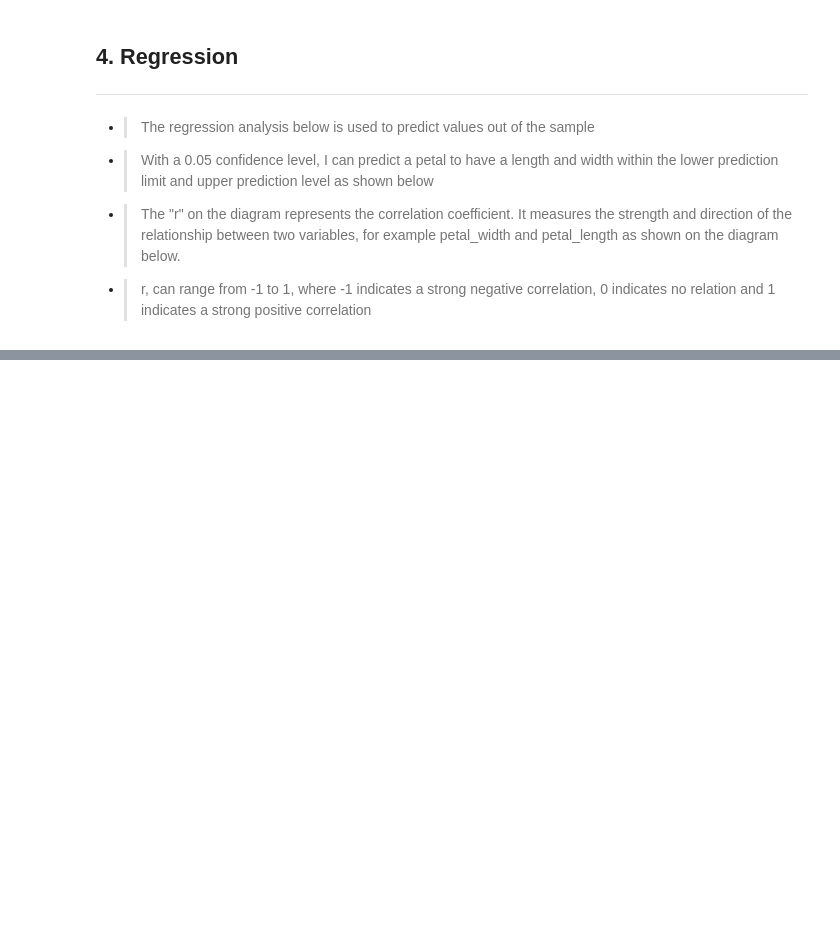
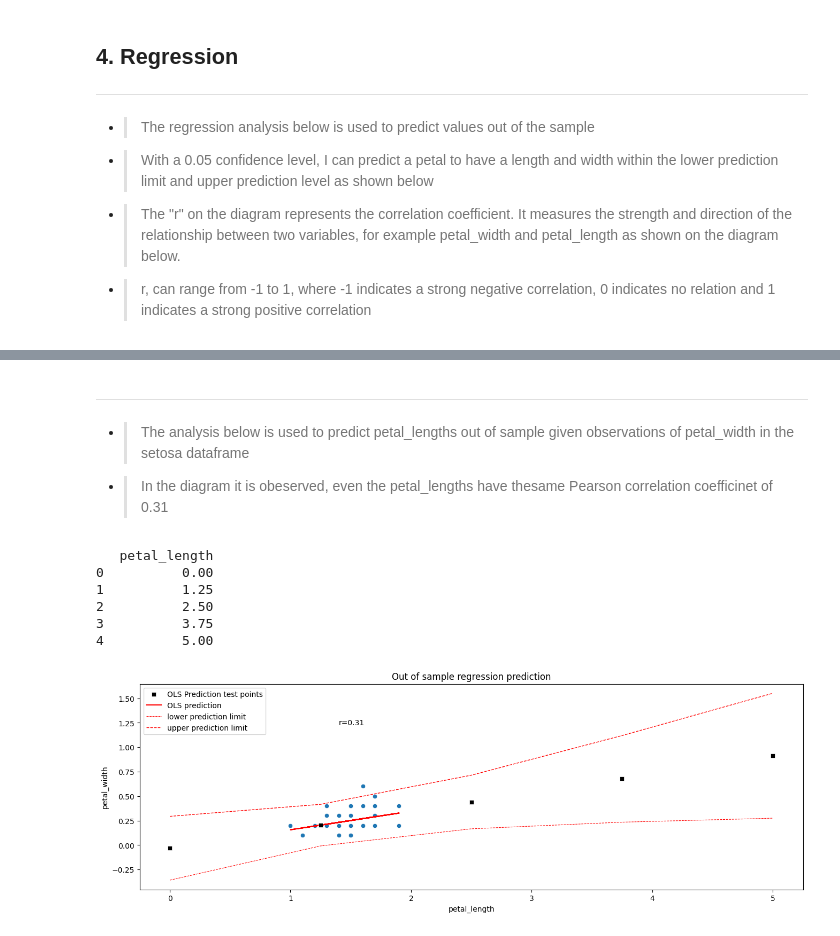
Before and after one commit to CyrilleKolle/statistics-ai, a Jupyter notebook: code/main.ipynb, the cells around one changed output, grey strips where cells are left out. Cells and saved outputs as stored; diff of their text form; code cells hidden in the pictures; blank space fills up the shorter version.

Commit message:
added test points predictions

```diff
--- a/code/main.ipynb
+++ b/code/main.ipynb
@@ -159,0 +162,17 @@ petal_width_ci.prediction_interval_out_of_our_sample_space('setosa', 'petal_leng
+# %% [markdown]
+-------
+# %% [markdown]
+- > The analysis below is used to predict petal_lengths out of sample given observations of petal_width in the setosa dataframe
+
+- > In the diagram it is obeserved, even the petal_lengths have thesame Pearson correlation coefficinet of 0.31
+# %%
+petal_length = Statistics_ai(test='petal_length')
+petal_length.prediction_interval_out_of_our_sample_space('setosa', 'petal_width')
+# %% [output]
+   petal_length
+0          0.00
+1          1.25
+2          2.50
+3          3.75
+4          5.00
+[figure, added]
```
Also changed, not shown: parts of 10 cells of this notebook, 5 other files.
